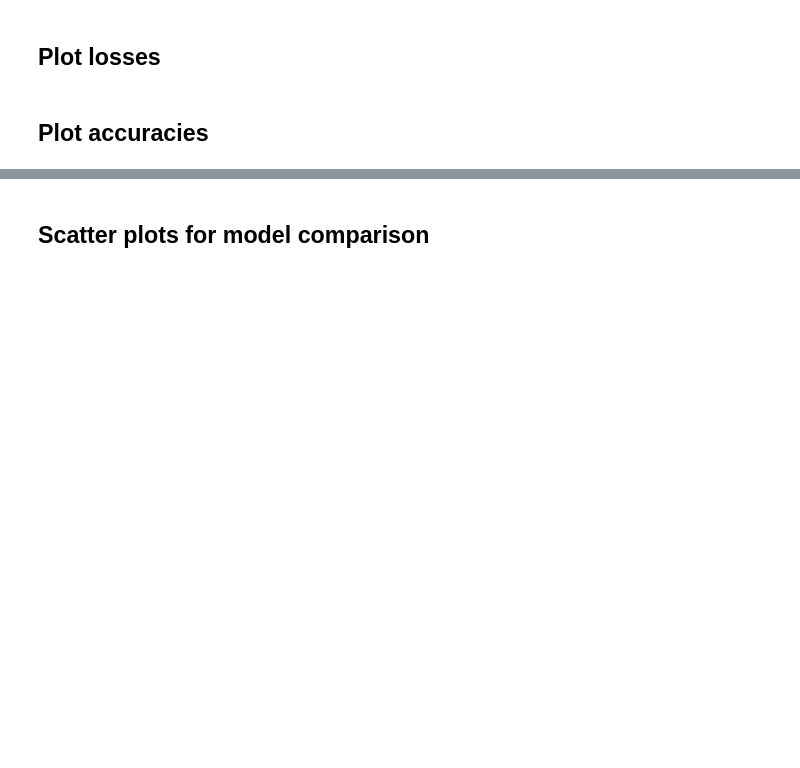
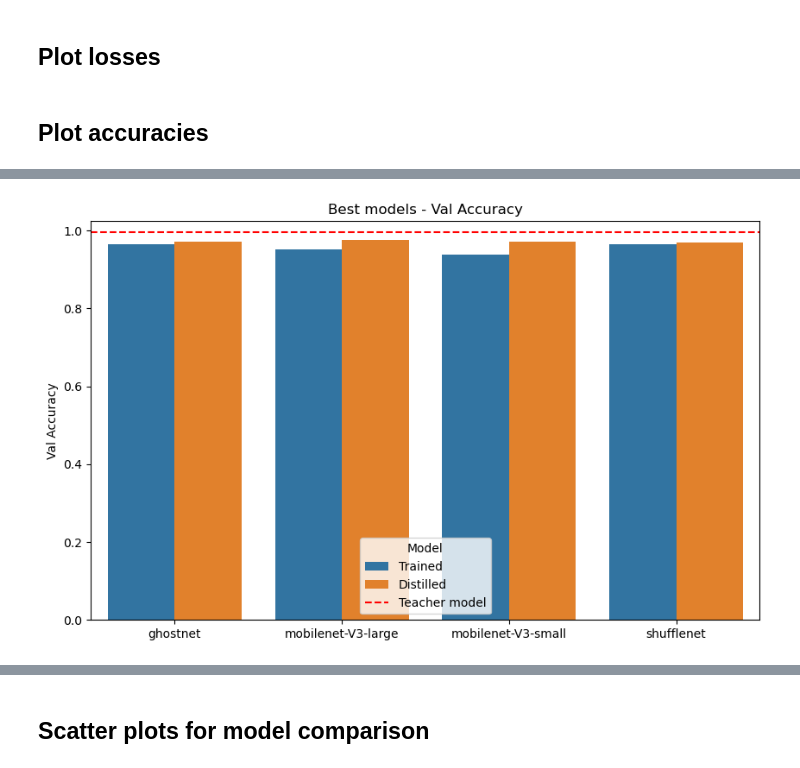
Before and after one commit to AndrisFreeman/KnowledgeDistillation_AZ, a Jupyter notebook: eval_experiments.ipynb, the cells around one changed output, grey strips where cells are left out. Cells and saved outputs as stored; diff of their text form; code cells hidden in the pictures; blank space fills up the shorter version.

Commit message:
updated result plots

```diff
--- a/eval_experiments.ipynb
+++ b/eval_experiments.ipynb
@@ -142,16 +168,24 @@ ValueError: setting an array element with a sequence.
 def plot_metrics(df, metric, model_group="All", plot=False, legend_location="best"):
     if model_group.lower() == "best":
         name_column = "model_name"
-        legend_name = "Model name"
+        legend_name = "Model"
     else:
         name_column = "hyperparameters"
         legend_name = "Hyperparameters"
     plt.figure(figsize=(10, 6))
-    sns.barplot(x='metric', y='value', hue=name_column, data=df)
+    metric_plot = sns.barplot(x='student_model_name', y='value', hue=name_column, data=df)
+    plt.axhline(y=teacher_data[0]['val_acc'], color='r', linestyle='--')
+
+    red_line = mlines.Line2D([], [], color='red', linestyle='--', label='Original model')
+    handles, labels = metric_plot.get_legend_handles_labels()
+    handles.append(red_line)
+    labels.append('Teacher model')
+    plt.legend(handles=handles, labels=labels, title=legend_name, loc=legend_location)
+
     plt.title(f'{model_group.capitalize()} models - {metric}')
     plt.xlabel('')
     plt.ylabel(metric)
-    plt.legend(title=legend_name, loc=legend_location)
+
     plt.savefig(f'images/{metric.lower()}_{model_group}.png')
     if plot:
         plt.show()
@@ -192,3 +226,9 @@ plot_metrics(df=best_losses_df, metric="Loss", model_group="Best", plot=False)
 # df_melted_accs = df_melted_model[df_melted_model["metric"].isin(['train_acc', 'val_acc', 'relative_val_acc'])].copy()
 df_melted_accs = df_melted_model[df_melted_model["metric"].isin(['train_acc', 'val_acc'])].copy()
 df_melted_accs['metric'] = [s.replace('_', ' ').capitalize() for s in df_melted_accs['metric']]
+# %%
+# df_melted_accs = df_melted_model[df_melted_model["metric"].isin(['train_acc', 'val_acc', 'relative_val_acc'])].copy()
+df_kd_melted_accs = df_kd_melted_model[df_kd_melted_model["metric"].isin(['val_acc'])].copy()
+df_kd_melted_accs['metric'] = [s.replace('_', ' ').capitalize() for s in df_kd_melted_accs['metric']]
+df_kd_melted_accs = df_kd_melted_accs[df_kd_melted_accs['student_model_name'] != 'teacher_model']
+df_kd_melted_accs['model_name'] = ["Trained" if "trained" in name else "Distilled" for name in df_kd_melted_accs['model_name']]
@@ -194,0 +247,5 @@ df_melted_accs['metric'] = [s.replace('_', ' ').capitalize() for s in df_melted_
+# %%
+plot_metrics(df=df_kd_melted_accs,
+             metric="Val Accuracy", model_group="Best", plot=True, legend_location="lower center")
+# %% [output]
+[figure, added]
```
Also changed, not shown: parts of 13 cells of this notebook, 17 other files.
